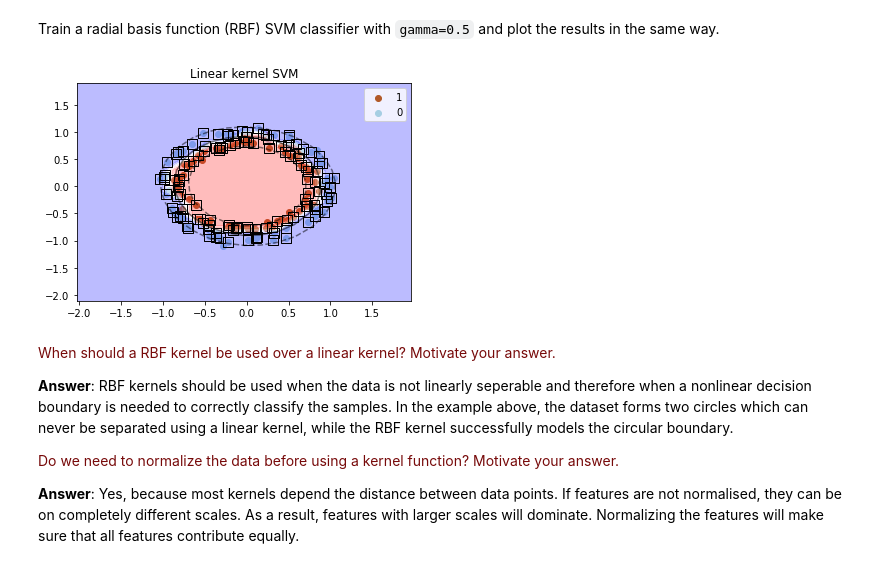
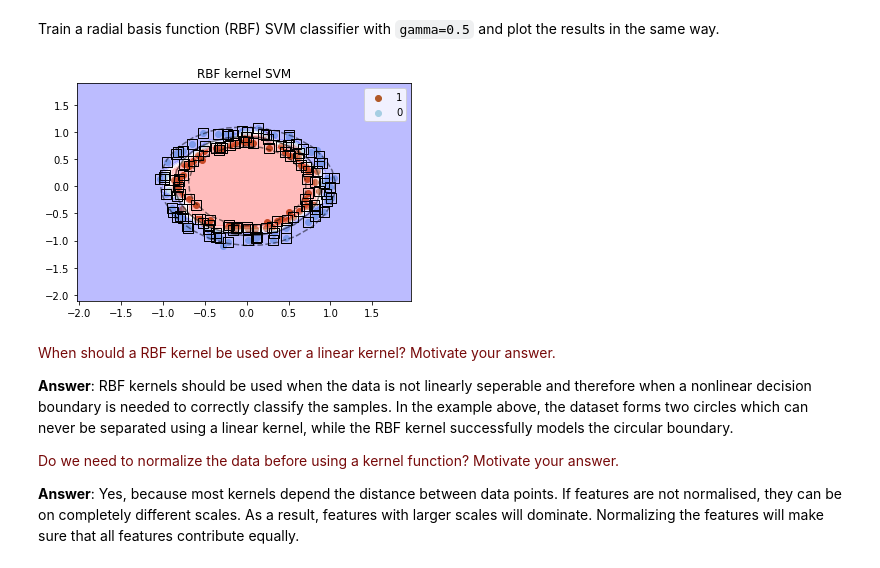
Before and after one commit to Hugo-tS/8dm50-machine-learning, a Jupyter notebook: practicals/Tijmen/Week 6/week_6.ipynb, the cells around one changed output. Cells and saved outputs as stored; diff of their text form; code cells hidden in the pictures.

```diff
--- a/practicals/Tijmen/Week 6/week_6.ipynb
+++ b/practicals/Tijmen/Week 6/week_6.ipynb
@@ -163,35 +163,35 @@ ax.legend(loc='best')
 
 # plot the decision function
 # create grid to evaluate model
 x1_min, x1_max = X_train.iloc[:, 0].min() - 1, X_train.iloc[:, 0].max() + 1
 x2_min, x2_max = X_train.iloc[:, 1].min() - 1, X_train.iloc[:, 1].max() + 1
 
 XX, YY = np.meshgrid(np.arange(x1_min, x1_max, .2),
                      np.arange(x2_min, x2_max, .2))
 
 xy = np.vstack([XX.ravel(), YY.ravel()]).T
 Z = model.decision_function(xy).reshape(XX.shape)
 
 # plot decision boundary and margins
 ax.contour(XX, YY, Z, colors='k', levels=[-1, 0, 1], alpha=0.5,
            linestyles=['--', '-', '--'])
 
 # Establish the class for each point in the contour
 Z = model.predict(xy).reshape(XX.shape)
 
 # Visualization of the contour
 ax.contourf(XX, YY, Z, cmap='bwr', alpha=0.3)
 
 # plot support vectors, whose are responsible for building the margins
 ax.scatter(model.support_vectors_[:, 0], model.support_vectors_[:, 1], s=100,
            linewidth=1, facecolors='none', edgecolors='k', marker='s')
 
 ax.axis([x1_min, x1_max, x2_min, x2_max])
 plt.axis('tight')
-plt.title('Linear kernel SVM')
+plt.title('RBF kernel SVM')
 plt.show()
 # %% [output]
-[figure, old version]
+[figure, new version]
 # %% [markdown]
 <p><font color='#770a0a'>When should a RBF kernel be used over a linear kernel? Motivate your answer.</font></p>
 
```
Also changed, not shown: parts of 8 cells of this notebook.
